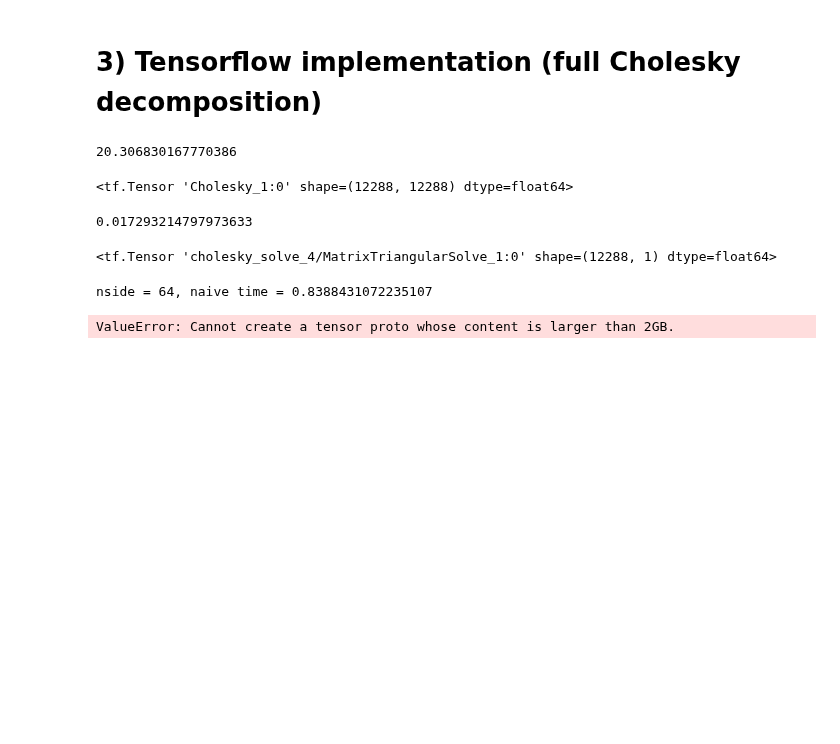
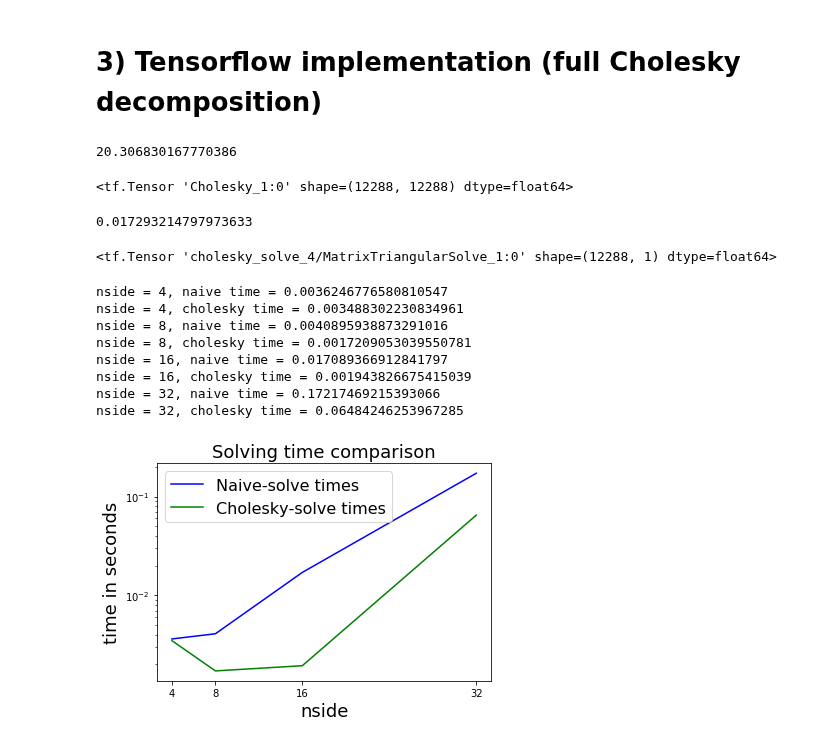
Before and after one commit to maltherd/deepsphere-fem, a Jupyter notebook: Cholesky.ipynb, the cells around one changed output. Saved outputs shown, nothing was run; the diff lists cells and outputs as text; code cells hidden in the pictures; blank space fills up the shorter version.

```diff
--- a/Cholesky.ipynb
+++ b/Cholesky.ipynb
@@ -83,23 +86,19 @@ X  # Solution to the linear system A x = RHS
 # %%
 naive_line = []
 tf_line = []
-nsides = [64]
+nsides = [4, 8, 16, 32] # cannot do larger, as this results in too big a tensor (>2GB)
 
 for nside in nsides:
-    A = scipy.sparse.load_npz('matrices/{}_stiffness.npz'.format(nside))
-    B = scipy.sparse.load_npz('matrices/{}_mass.npz'.format(nside))
-    cholB = scipy.sparse.load_npz('matrices/{}_cholB.npz'.format(nside))
+    A = scipy.sparse.load_npz('deepsphere/matrices/{}_stiffness.npz'.format(nside))
+    B = scipy.sparse.load_npz('deepsphere/matrices/{}_mass.npz'.format(nside))
+    cholB = scipy.sparse.load_npz('deepsphere/matrices/{}_cholB.npz'.format(nside))
     npix = A.shape[0]
 
     # naive solve
     b = np.ones(npix)
-    #B_array = B.toarray()
-    #A_array = A.toarray()
 
-    #RHS = A_array@b
     RHS = A.dot(b)
     t = time()
-    #x1 = np.linalg.solve(B_array,RHS)
     x1 = scipy.sparse.linalg.spsolve(B, RHS)
     naive_time = time()-t
     naive_line.append(naive_time)
@@ -115,12 +114,12 @@ for nside in nsides:
     tf_time = time()-t
     tf_line.append(tf_time)
     print("nside = {}, cholesky time = {}".format(nside, tf_time))
-
-
-plt.plot(naive_line, 'b')
-plt.plot(tf_line, 'g')
-plt.yscale('log')
-plt.show()
 # %% [output]
-nside = 64, naive time = 0.8388431072235107
+nside = 4, naive time = 0.0036246776580810547
+nside = 4, cholesky time = 0.003488302230834961
+nside = 8, naive time = 0.0040895938873291016
+nside = 8, cholesky time = 0.0017209053039550781
+nside = 16, naive time = 0.017089366912841797
+nside = 16, cholesky time = 0.001943826675415039
+nside = 32, naive time = 0.17217469215393066
+nside = 32, cholesky time = 0.06484246253967285
-ValueError: Cannot create a tensor proto whose content is larger than 2GB.
@@ -135,0 +126,12 @@ nside = 32, cholesky time = 0.0403292179107666
+# %%
+plt.plot(nsides, naive_line, label='Naive-solve times', color='b')
+plt.plot(nsides, tf_line, label='Cholesky-solve times', color='g')
+plt.legend(fontsize=16);
+plt.yscale('log')
+plt.xticks(nsides)
+plt.xlabel('nside', fontsize=18)
+plt.ylabel('time in seconds', fontsize=18)
+plt.title('Solving time comparison', fontsize=18);
+plt.show()
+# %% [output]
+[figure, added]
```
Also changed, not shown: parts of 6 cells of this notebook, 21 other files.
